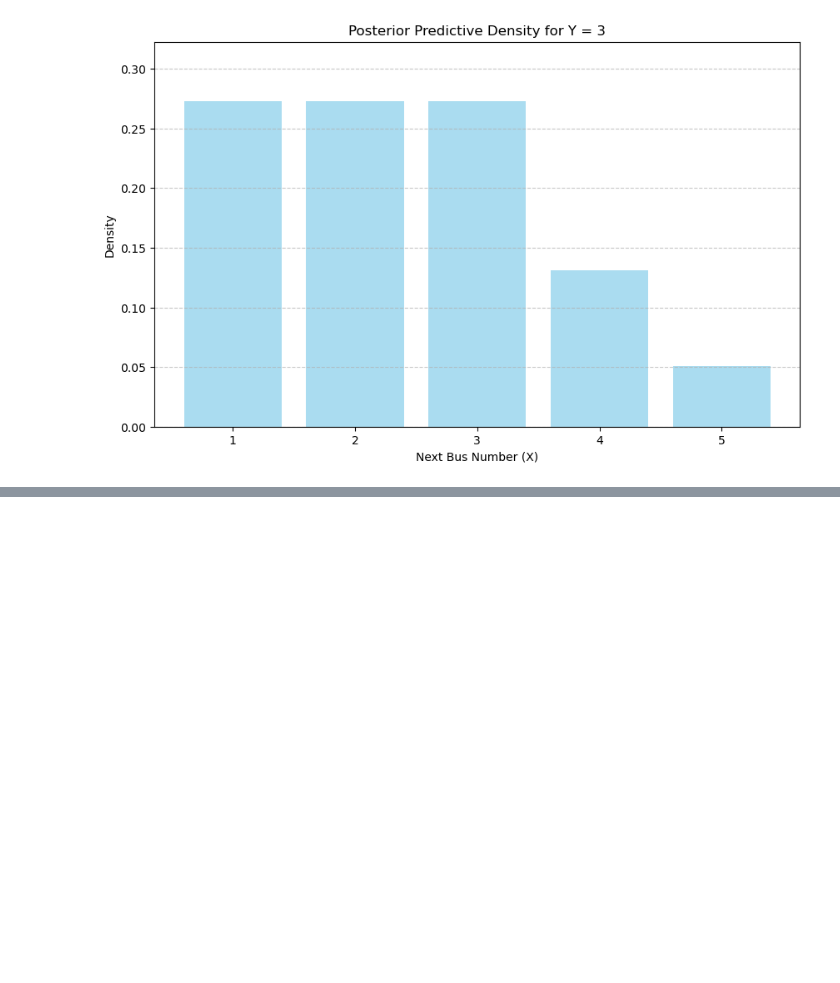
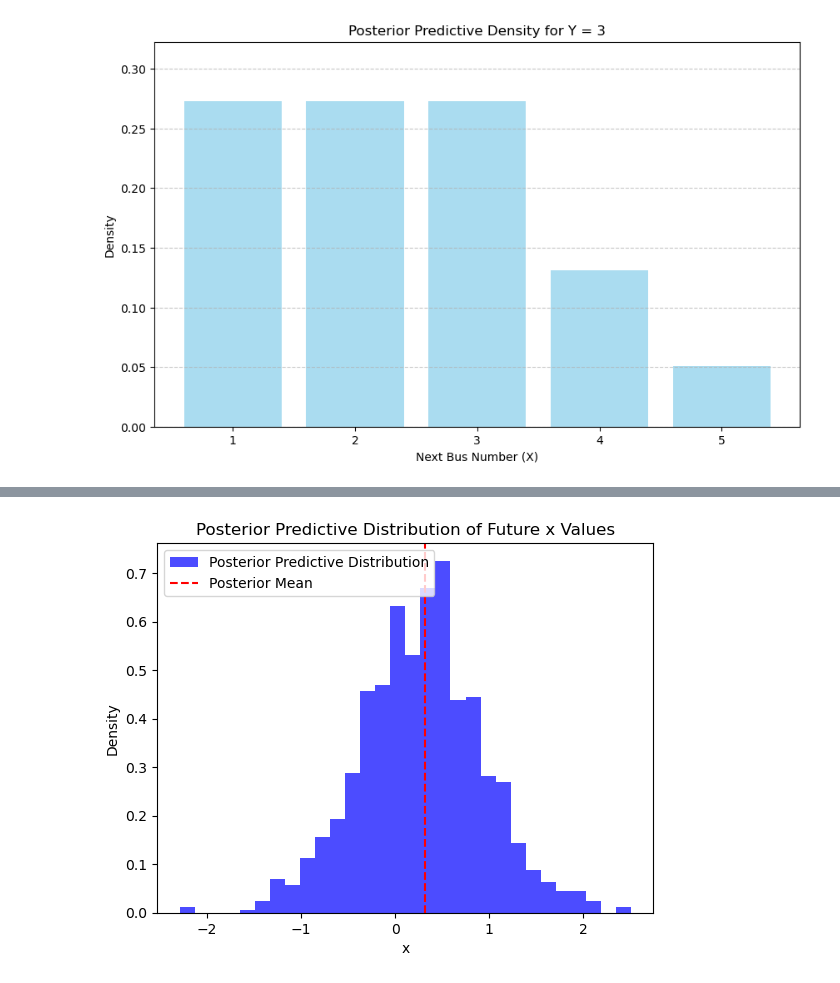
Before and after one commit to rocky115/DeepMythomatics, a Jupyter notebook: Sampling/Chapter-3/Saauntibaa_Saaguaan-2.ipynb, the cells around one changed output, grey strips where cells are left out. Cells and saved outputs as stored; diff of their text form; code cells hidden in the pictures; blank space fills up the shorter version.

```diff
--- a/Sampling/Chapter-3/Saauntibaa_Saaguaan-2.ipynb
+++ b/Sampling/Chapter-3/Saauntibaa_Saaguaan-2.ipynb
@@ -635,0 +1744,40 @@ plt.show()
+# %%
+import numpy as np
+import matplotlib.pyplot as plt
+from scipy.stats import t
+
+# Parameters for the prior distribution (Normal-Gamma model)
+alpha = 2    # Shape parameter of the Gamma distribution (α)
+beta = 1     # Rate parameter of the Gamma distribution (β)
+mu = 0       # Known mean (µ)
+n = 10       # Number of observed data points
+m = 5        # Number of future data points
+
+# Observed data (y)
+np.random.seed(42)  # For reproducibility
+y = np.random.normal(mu, np.sqrt(1 / (alpha / beta)), size=n)
+
+# Posterior parameters
+s2_y = np.var(y, ddof=1)  # Sample variance
+mu_post = np.mean(y)      # Posterior mean
+alpha_post = alpha + n / 2
+beta_post = beta + 0.5 * np.sum((y - mu_post)**2)
+
+# Posterior predictive distribution
+# The predictive distribution follows a t-distribution with (n + 2α) degrees of freedom
+nu_post = 2 * alpha_post  # Degrees of freedom for the t-distribution
+sigma_pred = np.sqrt((beta_post / alpha_post) * (1 + 1/m))  # Predictive variance
+
+# Simulate predictive distribution for future x values
+x_pred = mu_post + sigma_pred * t.rvs(df=nu_post, size=1000)
+
+# Plot the posterior predictive distribution
+plt.hist(x_pred, bins=30, density=True, alpha=0.7, color='b', label="Posterior Predictive Distribution")
+plt.axvline(mu_post, color='r', linestyle='--', label='Posterior Mean')
+plt.title('Posterior Predictive Distribution of Future x Values')
+plt.xlabel('x')
+plt.ylabel('Density')
+plt.legend()
+plt.show()
+# %% [output]
+[figure, added]
```
Also changed, not shown: parts of 15 cells of this notebook, 1 other file.
